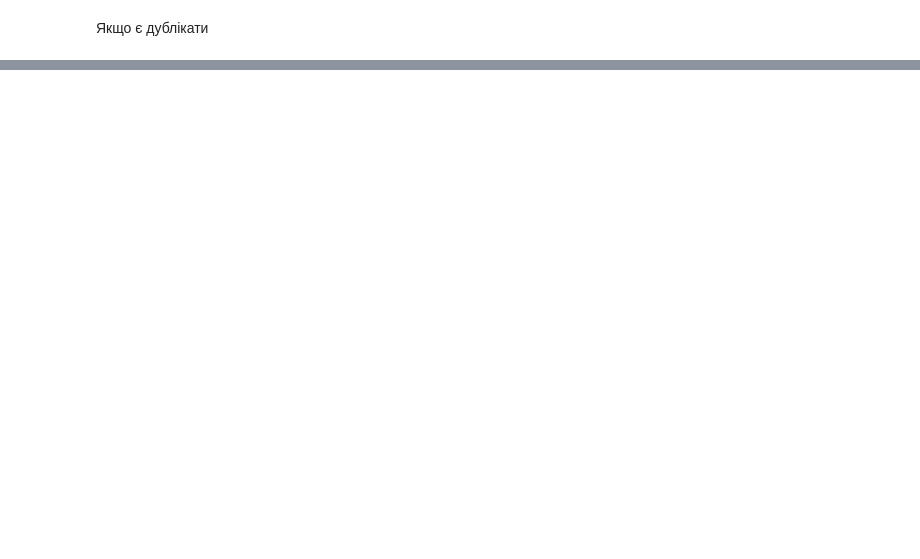
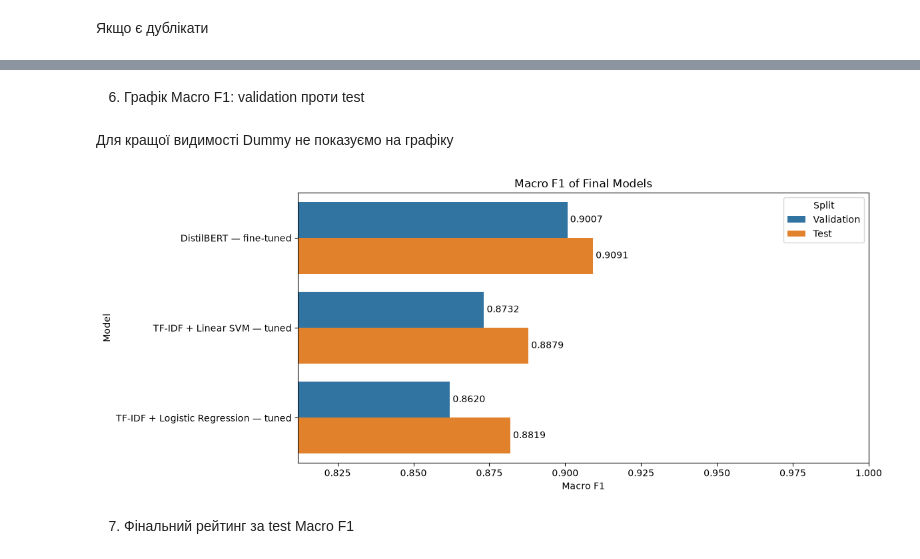
Before and after one commit to Oleg-FFF/banking-intent-classification, a Jupyter notebook: notebooks/05_Model_Comparison.ipynb, the cells around one changed output, grey strips where cells are left out. Cells and saved outputs as stored; diff of their text form; code cells hidden in the pictures; blank space fills up the shorter version.

```diff
--- a/notebooks/05_Model_Comparison.ipynb
+++ b/notebooks/05_Model_Comparison.ipynb
@@ -236,0 +165,15 @@ save_experiment_result(
+# %%
+main_comparison = comparison_df[
+    [
+        "model",
+        "variant",
+        "accuracy_validation",
+        "accuracy_test",
+        "macro_f1_validation",
+        "macro_f1_test",
+        "weighted_f1_validation",
+        "weighted_f1_test",
+    ]
+].copy()
+
+main_comparison
@@ -236,0 +217,2 @@ save_experiment_result(
+# %% [markdown]
+6. Графік Macro F1: validation проти test
@@ -236,0 +241,37 @@ save_experiment_result(
+# %% [markdown]
+Для кращої видимості Dummy не показуємо на графіку
+# %%
+trained_models_plot_df = macro_f1_plot_df[
+    macro_f1_plot_df["model"] != "DummyClassifier"
+]
+
+plt.figure(figsize=(12, 5))
+
+ax = sns.barplot(
+    data=trained_models_plot_df,
+    x="macro_f1",
+    y="experiment",
+    hue="split",
+)
+
+for container in ax.containers:
+    ax.bar_label(
+        container,
+        fmt="%.4f",
+        padding=3,
+    )
+
+minimum_score = trained_models_plot_df["macro_f1"].min()
+
+plt.xlim(max(0, minimum_score - 0.05), 1)
+plt.title("Macro F1 of Final Models")
+plt.xlabel("Macro F1")
+plt.ylabel("Model")
+plt.legend(title="Split")
+
+plt.tight_layout()
+plt.show()
+# %% [output]
+[figure, added]
+# %% [markdown]
+7. Фінальний рейтинг за test Macro F1
```
Also changed, not shown: parts of 43 cells of this notebook, 4 other files.
